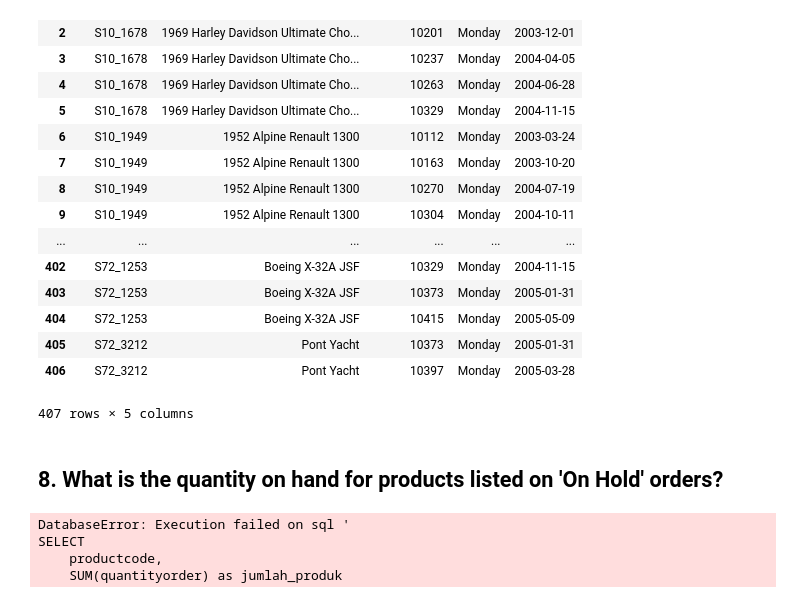
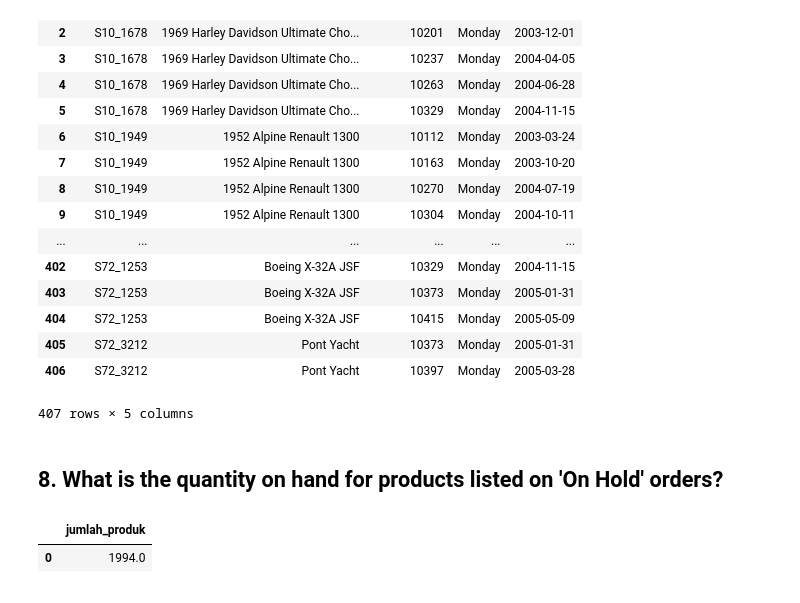
Before and after one commit to azkanurfadillah/digital-talent, a Jupyter notebook: Tugas mySQL #2.ipynb, the cells around one changed output. Cells and saved outputs as stored; diff of their text form; code cells hidden in the pictures.

```diff
--- a/Tugas mySQL #2.ipynb
+++ b/Tugas mySQL #2.ipynb
@@ -543,16 +543,13 @@ WHERE DAYOFWEEK(orderdate) = 2
 # %%
 run("""
 SELECT
-    productcode,
-    SUM(quantityorder) as jumlah_produk
+    SUM(quantityordered) as jumlah_produk
 FROM
     orders
-        INNERJOIN
+        INNER JOIN
     orderdetails USING (ordernumber)
 WHERE status='on hold'
 """)
 # %% [output]
-DatabaseError: Execution failed on sql '
-SELECT
-    productcode,
-    SUM(quantityorder) as jumlah_produk
+|  | jumlah_produk |
+| 0 | 1994.0 |
```
Also changed, not shown: 1 other file.
